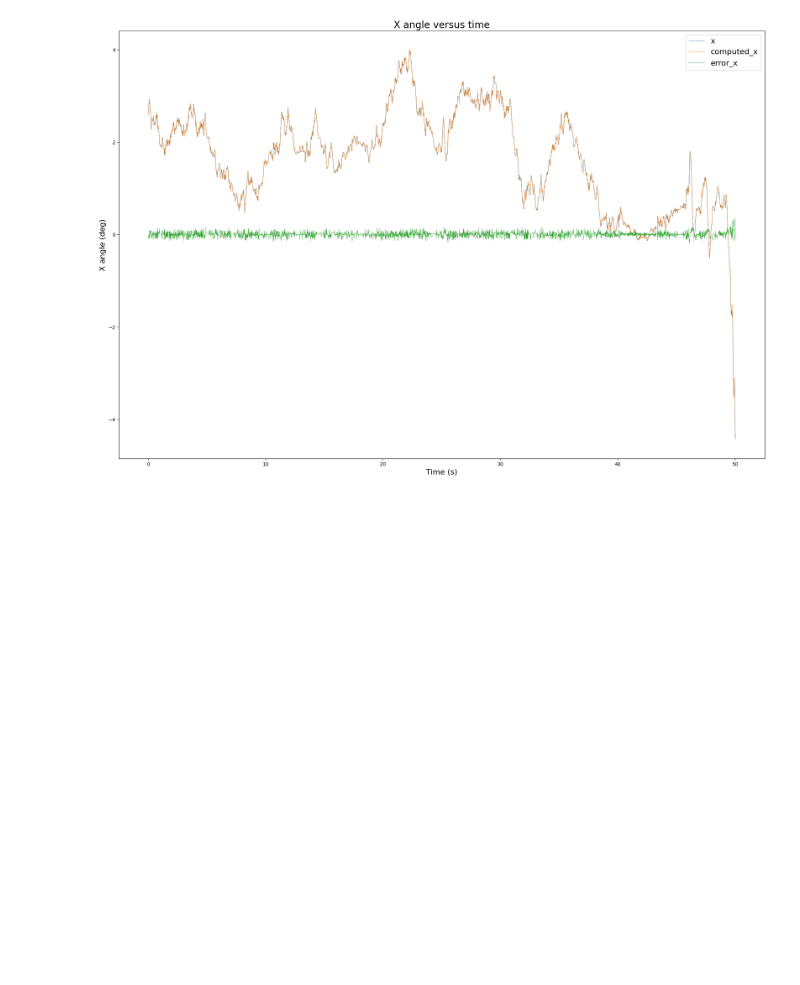
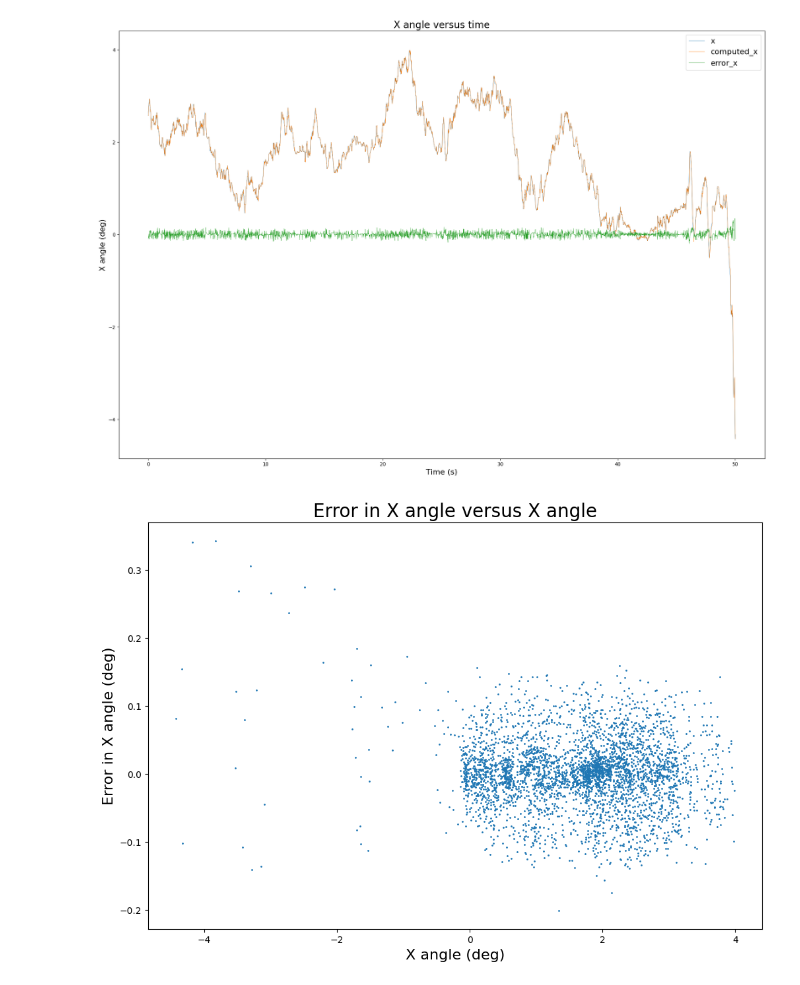
Before and after one commit to Team-2411-RL-Unicycle/rl-unicycle, a Jupyter notebook: scripts/influx-notebook.ipynb, the cells around one changed output. Drawn from its saved outputs; the diff is of its cells as text; code cells hidden in the pictures; blank space fills up the shorter version.

```diff
--- a/scripts/influx-notebook.ipynb
+++ b/scripts/influx-notebook.ipynb
@@ -179,18 +178,19 @@ B = np.array([
     [ 0.0,  17.63],
 ])
 
-print(LQR._K)
-print(LQR._K[0, 0])
+# LQR = LQRController()
+# print(LQR._K)
+# print(LQR._K[0, 0])
+
+# K = np.array([
+#     [LQR._K[0, 0], LQR._K[0, 3], LQR._K[0, 6], 0.0, 0.0, 0.0],
+#     [0.0, 0.0, 0.0, LQR._K[1, 1], LQR._K[1, 4], LQR._K[1, 7]]
+# ])
 
 K = np.array([
-    [LQR._K[0, 0], LQR._K[0, 3], LQR._K[0, 6], 0.0, 0.0, 0.0],
-    [0.0, 0.0, 0.0, LQR._K[1, 1], LQR._K[1, 4], LQR._K[1, 7]]
+    [-8.24747166e+00, -1.12211044e+00, -4.47213595e-03, 0.0, 0.0, 0.0],
+    [0.0, 0.0, 0.0, -3.53333333e+00, -2.53920000e-01, 5.90000000e-03]
 ])
-
-# K = np.array([
-#     [-8.24747166e+00, -1.12211044e+00, -4.47213595e-03, 0.0, 0.0, 0.0],
-#     [0.0, 0.0, 0.0, -3.53333333e+00, -2.53920000e-01, 5.90000000e-03]
-# ])
 
 for col in [
     "computed_roll_torque", "computed_pitch_torque",
@@ -247,3 +244,13 @@ plt.legend(fontsize=16)
 plt.show()
 # %% [output]
 [figure]
+# %%
+# plot scatter plot of error_x vs x
+plt.figure(figsize=(12, 8))
+plt.scatter(np.rad2deg(df_aligned["x"]), np.rad2deg(df_aligned["error_x"]), s=1)
+plt.xlabel("X angle (deg)", fontsize=16)
+plt.ylabel("Error in X angle (deg)", fontsize=16)
+plt.title("Error in X angle versus X angle", fontsize=20)
+plt.show()
+# %% [output]
+[figure, added]
```
Also changed, not shown: parts of 4 cells of this notebook.
